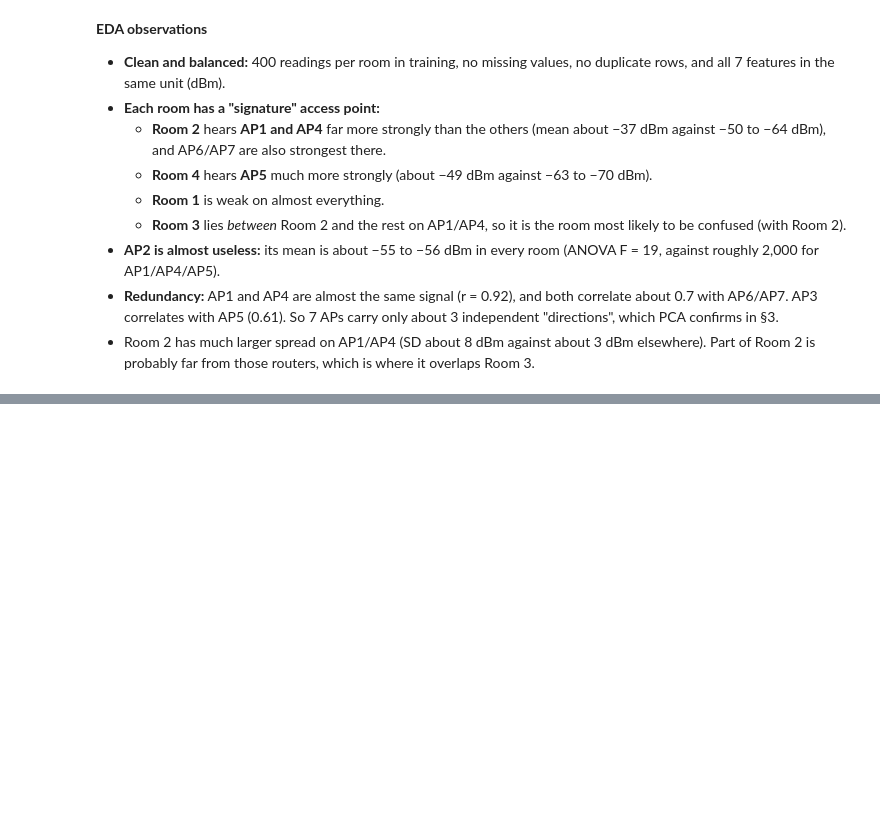
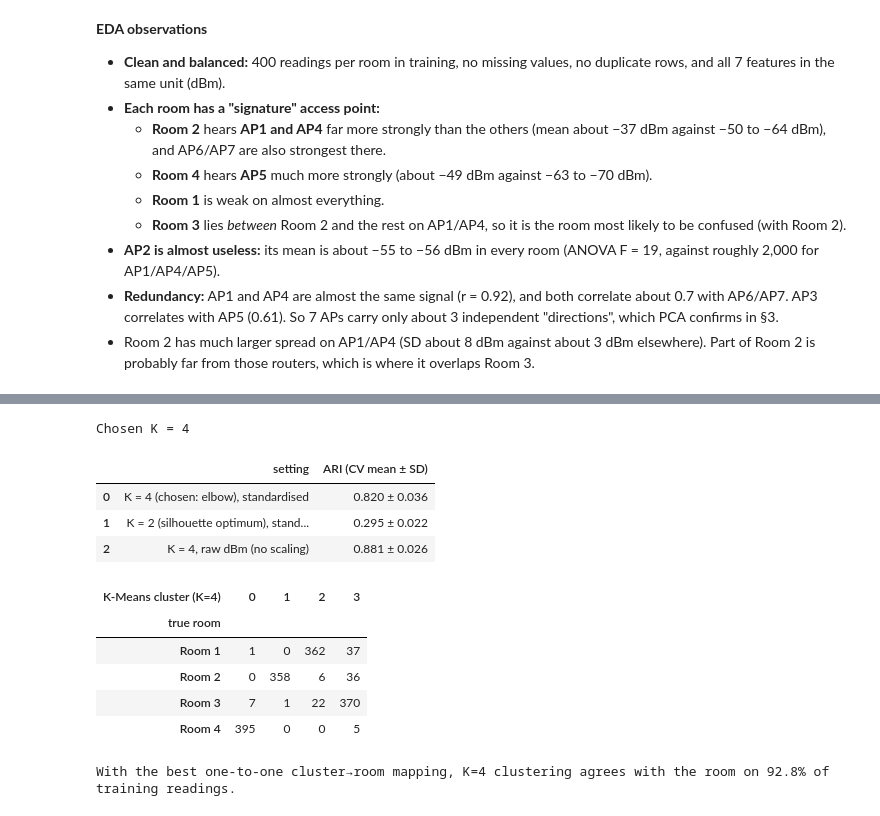
Before and after one commit to techshowdown123-creator/wifi-indoor-localisation, a Jupyter notebook: P6_WiFi_Localisation.ipynb, the cells around one changed output, grey strips where cells are left out. Cells and saved outputs as stored; diff of their text form; code cells hidden in the pictures; blank space fills up the shorter version.

```diff
--- a/P6_WiFi_Localisation.ipynb
+++ b/P6_WiFi_Localisation.ipynb
@@ -212,0 +266,43 @@ g.savefig(FIG_DIR / "eda_pairplot.png", dpi=110, bbox_inches="tight"); plt.show(
+# %%
+# Decision rule (label-free): take the elbow K, provided its silhouette is clearly positive (> 0.25),
+# i.e. the clusters are real structure rather than an arbitrary partition. The silhouette-optimal K_SIL is
+# kept for comparison - it is evaluated below so the trade-off is visible.
+K_CHOSEN = K_ELBOW if km_sum.loc[K_ELBOW, ("silhouette", "mean")] > 0.25 else K_SIL
+print(f"Chosen K = {K_CHOSEN}")
+
+def ari_cv(k, scale=True):
+    return [adjusted_rand_score(y_train.iloc[va], kmeans_pipe(k, scale).fit(X_train.iloc[tr]).predict(X_train.iloc[va]))
+            for tr, va in CV.split(X_train, y_train)]
+
+ari_tab = pd.DataFrame({
+    "setting": [f"K = {K_CHOSEN} (chosen: elbow), standardised", f"K = {K_SIL} (silhouette optimum), standardised",
+                f"K = {K_CHOSEN}, raw dBm (no scaling)"],
+    "ARI (CV mean ± SD)": [pm(ari_cv(K_CHOSEN)), pm(ari_cv(K_SIL)), pm(ari_cv(K_CHOSEN, scale=False))]})
+display(ari_tab)
+
+# Contingency table: which clusters capture which rooms (fit on the whole training set)
+km_final = kmeans_pipe(K_CHOSEN).fit(X_train)
+km_sil   = kmeans_pipe(K_SIL).fit(X_train)
+clusters_chosen = km_final.predict(X_train)
+clusters_sil    = km_sil.predict(X_train)
+ct = pd.crosstab(y_train.map(lambda r: f"Room {r}"), clusters_chosen, rownames=["true room"],
+                 colnames=[f"K-Means cluster (K={K_CHOSEN})"])
+display(ct)
+
+# Best one-to-one cluster→room mapping (Hungarian algorithm) → "accuracy" of clustering
+r_idx, c_idx = linear_sum_assignment(-ct.values)
+print(f"With the best one-to-one cluster→room mapping, K={K_CHOSEN} clustering agrees with the room on "
+      f"{ct.values[r_idx, c_idx].sum() / ct.values.sum():.1%} of training readings.")
+# %% [output]
+Chosen K = 4
+|  | setting | ARI (CV mean ± SD) |
+| 0 | K = 4 (chosen: elbow), standardised | 0.820 ± 0.036 |
+| 1 | K = 2 (silhouette optimum), stand... | 0.295 ± 0.022 |
+| 2 | K = 4, raw dBm (no scaling) | 0.881 ± 0.026 |
+| K-Means cluster (K=4) | 0 | 1 | 2 | 3 |
+| true room |  |  |  |  |
+| Room 1 | 1 | 0 | 362 | 37 |
+| Room 2 | 0 | 358 | 6 | 36 |
+| Room 3 | 7 | 1 | 22 | 370 |
+| Room 4 | 395 | 0 | 0 | 5 |
+With the best one-to-one cluster→room mapping, K=4 clustering agrees with the room on 92.8% of training readings.
```
Also changed, not shown: parts of 3 cells of this notebook, 1 other file.
